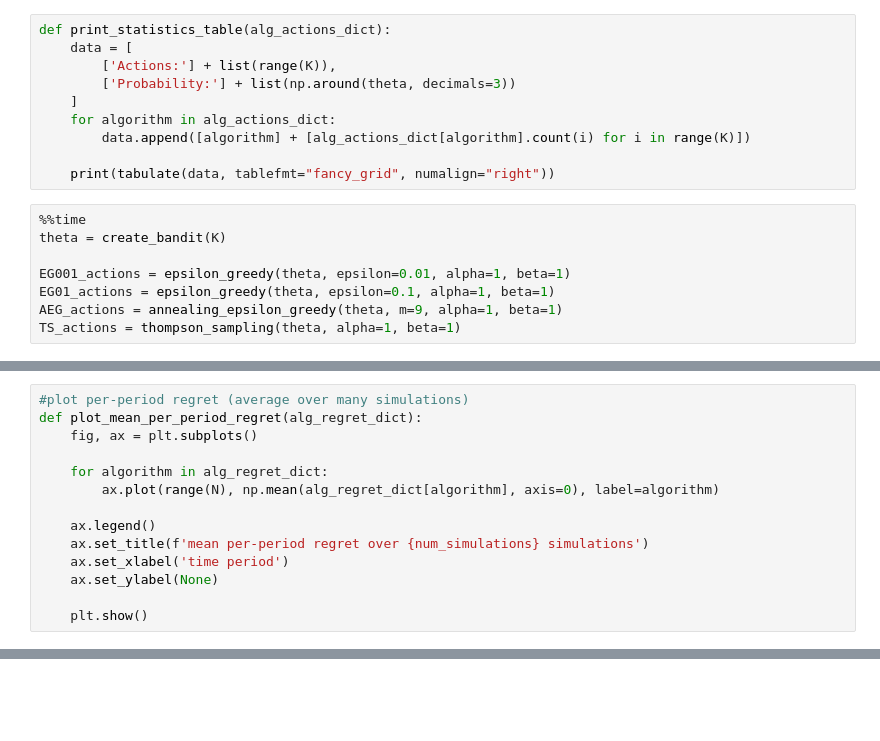
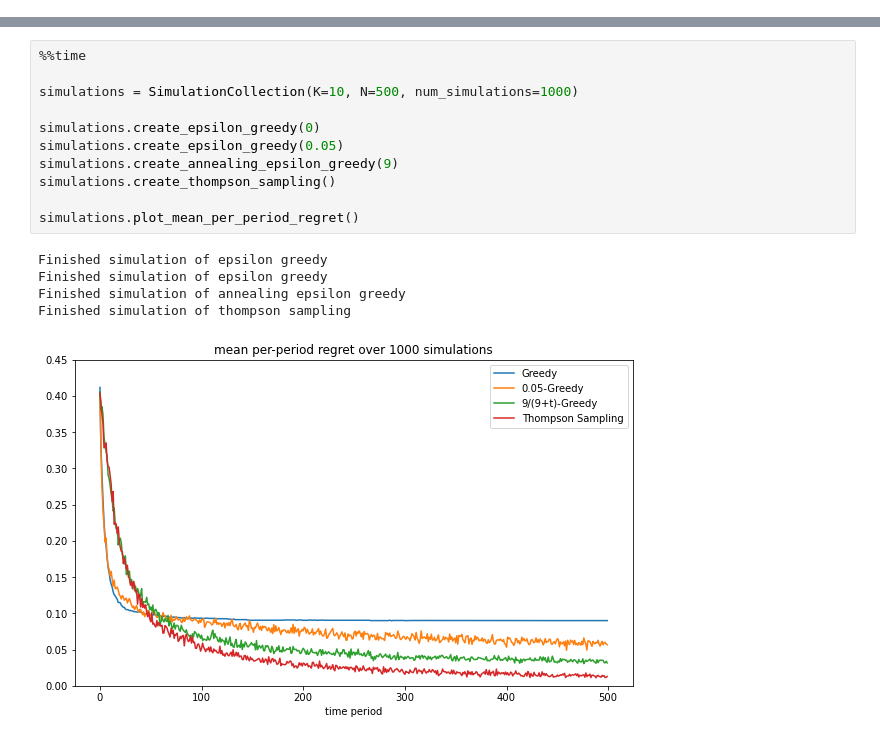
Before and after one commit to Sleepon1805/Thompson-Sampling, a Jupyter notebook: TS_BernoulliBandit.ipynb, the cells around one changed output, grey strips where cells are left out. Cells and saved outputs as stored; diff of their text form; blank space fills up the shorter version.

```diff
--- a/TS_BernoulliBandit.ipynb
+++ b/TS_BernoulliBandit.ipynb
@@ -105,18 +86,0 @@ def plot_averaged_regrets(alg_actions_dict, theta):
-# %%
-def print_statistics_table(alg_actions_dict):
-    data = [
-        ['Actions:'] + list(range(K)),
-        ['Probability:'] + list(np.around(theta, decimals=3))
-    ]
-    for algorithm in alg_actions_dict:
-        data.append([algorithm] + [alg_actions_dict[algorithm].count(i) for i in range(K)])
-
-    print(tabulate(data, tablefmt="fancy_grid", numalign="right"))
-# %%
-%%time
-theta = create_bandit(K)
-
-EG001_actions = epsilon_greedy(theta, epsilon=0.01, alpha=1, beta=1)
-EG01_actions = epsilon_greedy(theta, epsilon=0.1, alpha=1, beta=1)
-AEG_actions = annealing_epsilon_greedy(theta, m=9, alpha=1, beta=1)
-TS_actions = thompson_sampling(theta, alpha=1, beta=1)
@@ -151,14 +86,0 @@ Count of chosen actions for every algorithm:
-# %%
-#plot per-period regret (average over many simulations)
-def plot_mean_per_period_regret(alg_regret_dict):
-    fig, ax = plt.subplots()
-
-    for algorithm in alg_regret_dict:
-        ax.plot(range(N), np.mean(alg_regret_dict[algorithm], axis=0), label=algorithm)
-
-    ax.legend()
-    ax.set_title(f'mean per-period regret over {num_simulations} simulations')
-    ax.set_xlabel('time period')
-    ax.set_ylabel(None)
-
-    plt.show()
@@ -217,0 +221,17 @@ Wall time: 50.1 s
+# %%
+%%time
+
+simulations = SimulationCollection(K=10, N=500, num_simulations=1000)
+
+simulations.create_epsilon_greedy(0)
+simulations.create_epsilon_greedy(0.05)
+simulations.create_annealing_epsilon_greedy(9)
+simulations.create_thompson_sampling()
+
+simulations.plot_mean_per_period_regret()
+# %% [output]
+Finished simulation of epsilon greedy
+Finished simulation of epsilon greedy
+Finished simulation of annealing epsilon greedy
+Finished simulation of thompson sampling
+[figure, added]
```
Also changed, not shown: parts of 20 cells of this notebook, 4 other files.
